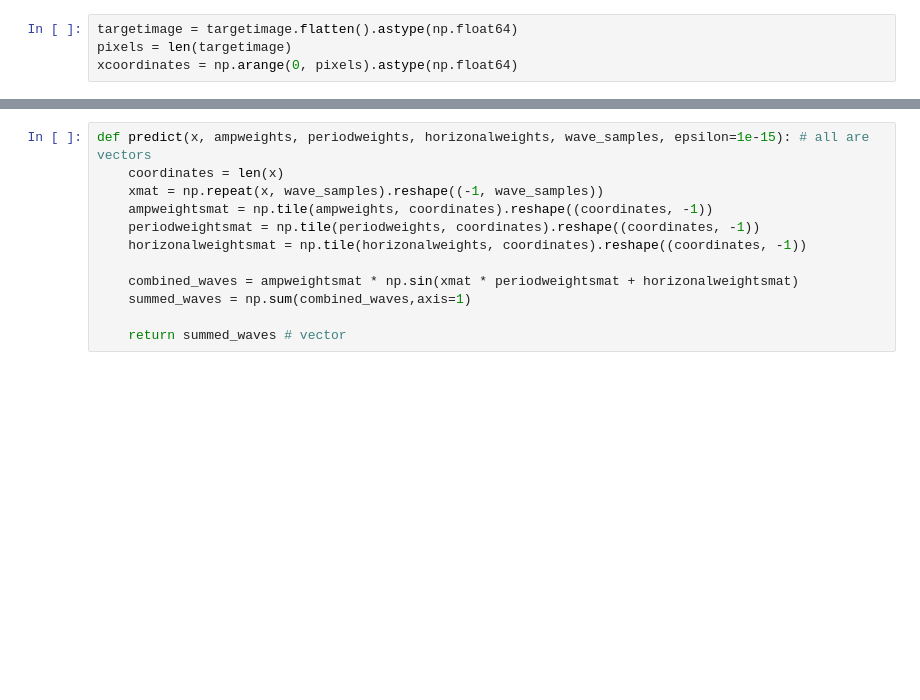
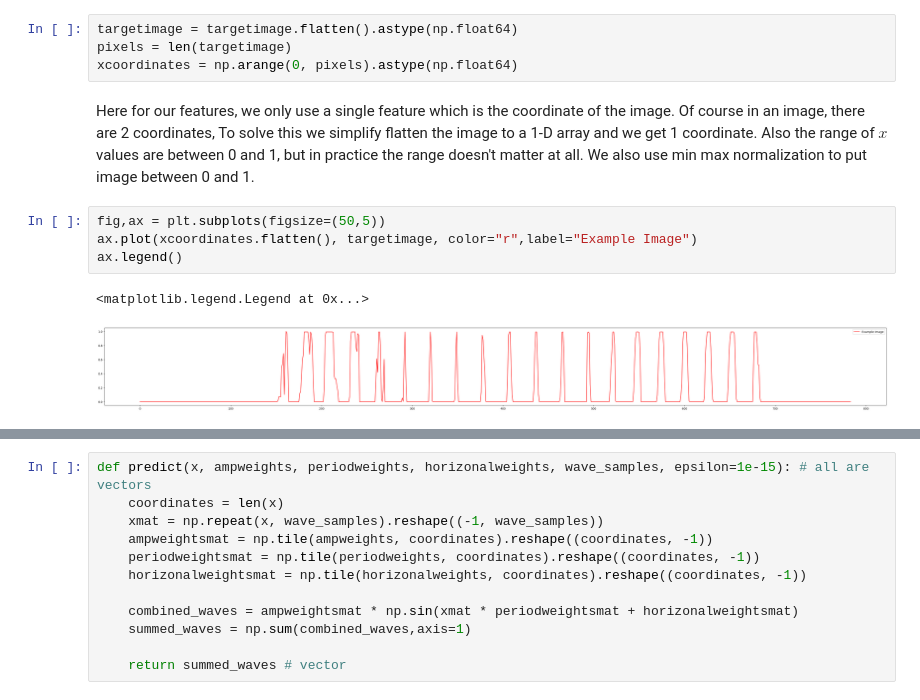
Before and after one commit to LoneCoder21/machine_learning, a Jupyter notebook: failed_attempts/sine_compression.ipynb, the cells around one changed output, grey strips where cells are left out. Saved outputs shown, nothing was run; the diff lists cells and outputs as text; blank space fills up the shorter version.

```diff
--- a/failed_attempts/sine_compression.ipynb
+++ b/failed_attempts/sine_compression.ipynb
@@ -35,3 +36,12 @@ targetimage = feature_scale(targetimage, scaled=True)
 targetimage = targetimage.flatten().astype(np.float64)
 pixels = len(targetimage)
 xcoordinates = np.arange(0, pixels).astype(np.float64)
+# %% [markdown]
+Here for our features, we only use a single feature which is the coordinate of the image. Of course in an image, there are 2 coordinates, To solve this we simplify flatten the image to a 1-D array and we get 1 coordinate. Also the range of $x$ values are between 0 and 1, but in practice the range doesn't matter at all. We also use min max normalization to put image between 0 and 1.
+# %%
+fig,ax = plt.subplots(figsize=(50,5))
+ax.plot(xcoordinates.flatten(), targetimage, color="r",label="Example Image")
+ax.legend()
+# %% [output]
+<matplotlib.legend.Legend at 0x...>
+[figure, added]
```
Also changed, not shown: parts of 17 cells of this notebook.
